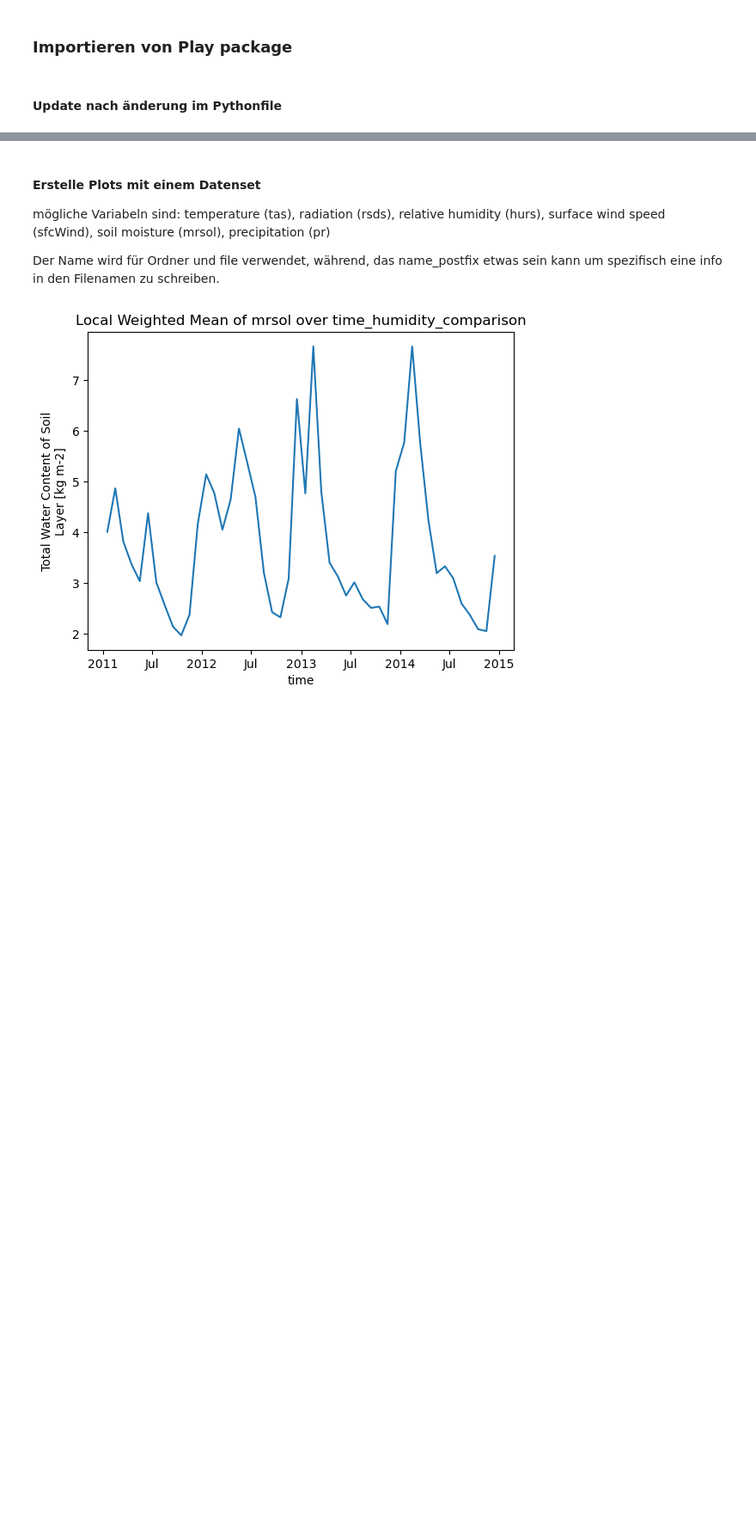
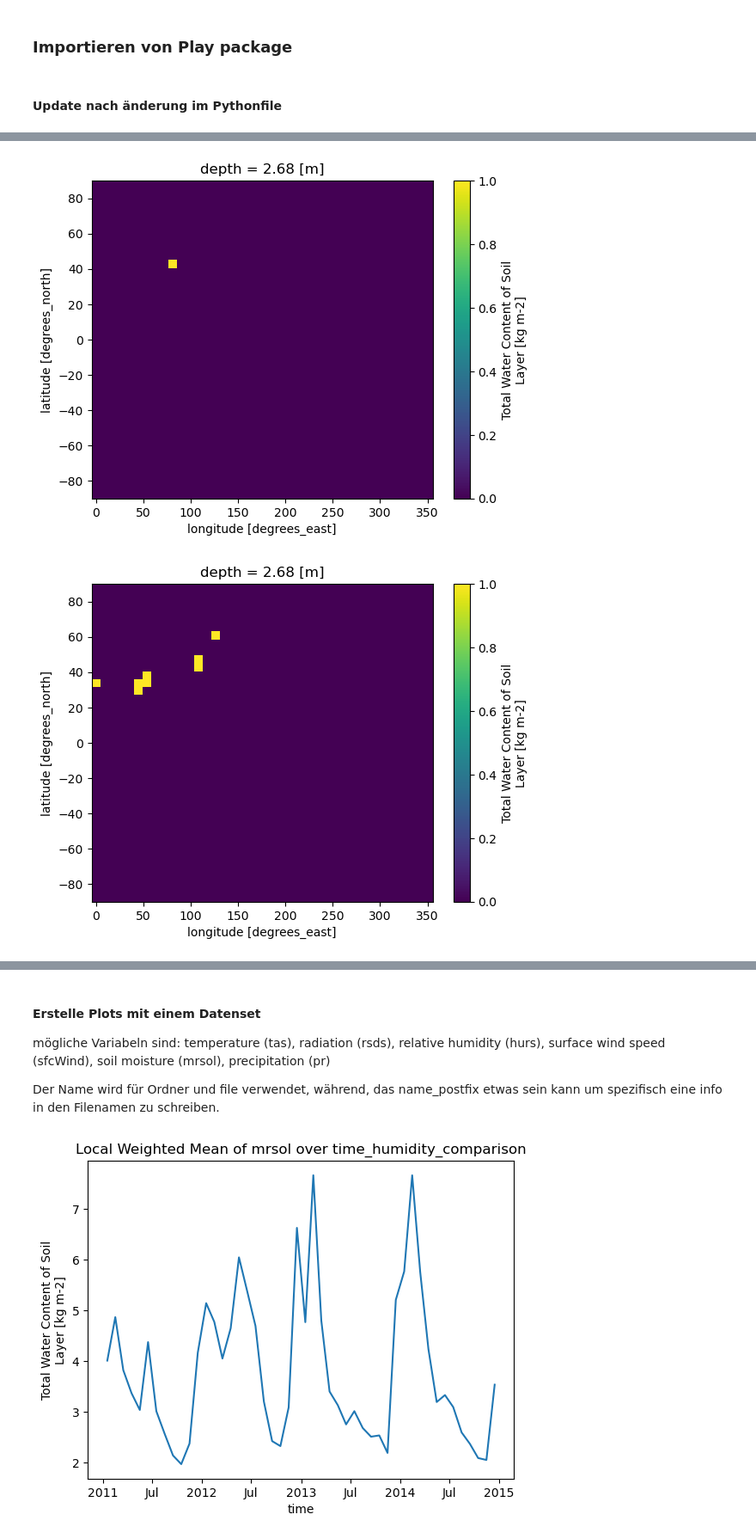
Before and after one commit to pjunghans1234/bachelorarbeit, a Jupyter notebook: Play_one_variable.ipynb, the cells around one changed output, grey strips where cells are left out. Shown at 86% size. Cells and saved outputs as stored; diff of their text form; code cells hidden in the pictures; blank space fills up the shorter version.

```diff
--- a/Play_one_variable.ipynb
+++ b/Play_one_variable.ipynb
@@ -18,0 +59,2 @@ importlib.reload(Play.plot_one_var)
+# %%
+data_set = Play.shape_data.show_data_set("mrsol")
@@ -18,0 +75,25 @@ importlib.reload(Play.plot_one_var)
+# %%
+#Achtung werte können negativ sein
+data_arr = data_set["mrsol"]
+
+if False:
+    (data_arr.isel(depth = 4) < 1).any(dim = "time").astype(int).plot()
+    plt.show()
+    (data_arr.isel(depth = 4) < 1).all(dim = "time").astype(int).plot()
+    plt.show()
+    (data_arr.isel(depth = 4) <= 0).any(dim = "time").astype(int).plot()
+    plt.show()
+    (data_arr.isel(depth = 4) <= 0).all(dim = "time").astype(int).plot()
+    plt.show()
+
+d = 3
+# Threshhold
+((data_arr.isel(depth = d) < 1e-4).any(dim = "time").astype(int) - (data_arr.isel(depth = d) <= 0).any(dim = "time").astype(int)).plot()
+
+plt.show()
+# not all
+((data_arr.isel(depth = d) <= 0).any(dim = "time").astype(int)- (data_arr.isel(depth = d) <= 0).all(dim = "time").astype(int)).plot()
+plt.show()
+# %% [output]
+[figure, added]
+[figure, added]
```
Also changed, not shown: parts of 13 cells of this notebook, 4 other files.
